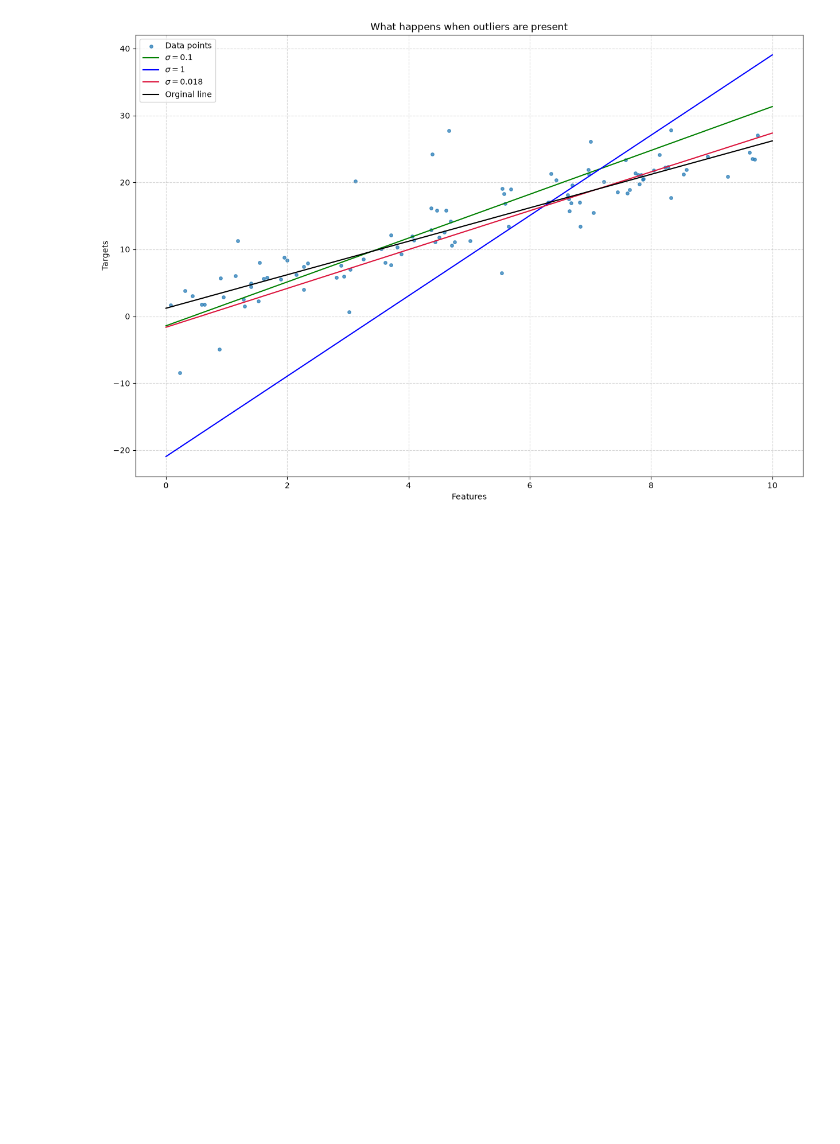
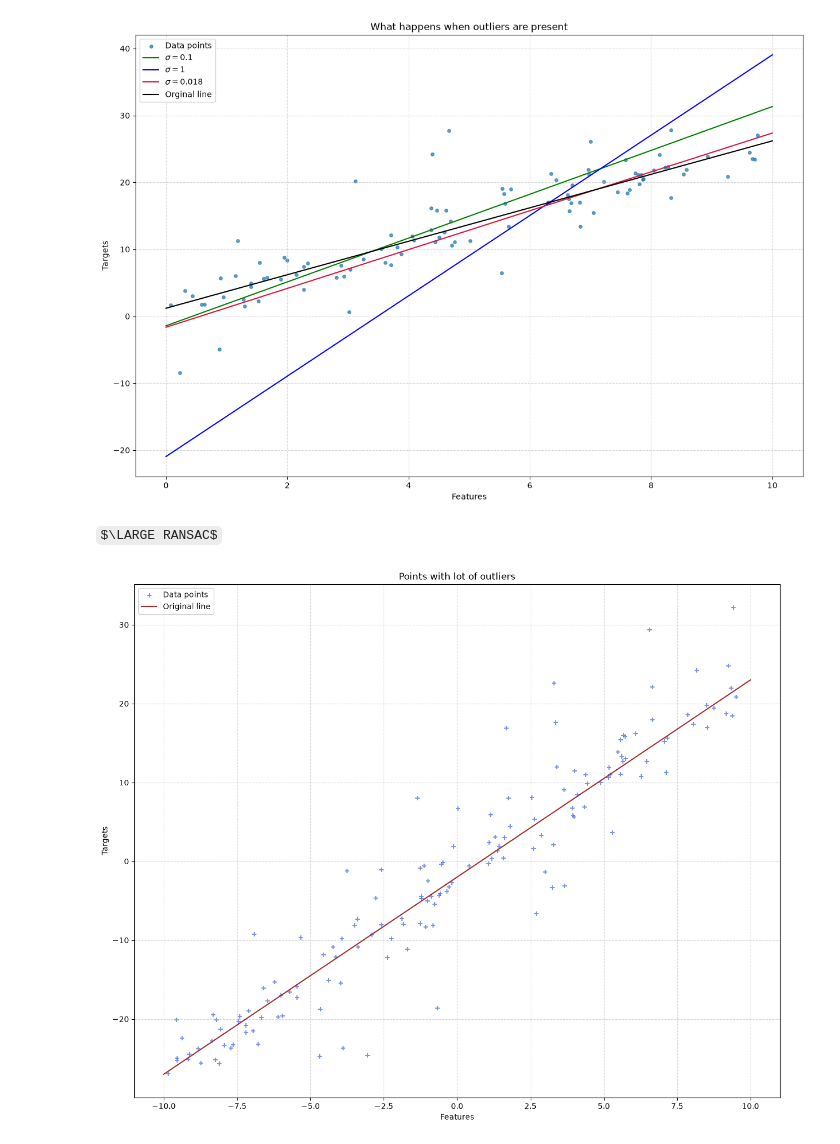
Before and after one commit to codingNR29/Image-processing, a Jupyter notebook: 05 Fitting.ipynb, the cells around one changed output. Drawn from its saved outputs; the diff is of its cells as text; code cells hidden in the pictures; some formulas as TeX source; blank space fills up the shorter version.

Commit message:
RANSAC fitting

```diff
--- a/05 Fitting.ipynb
+++ b/05 Fitting.ipynb
@@ -283,3 +283,27 @@ plt.legend(loc='upper left')
 plt.show()
 # %% [output]
 [figure]
+# %% [markdown]
+$\LARGE RANSAC$
+# %%
+#Using a data set with a large number of outliers
+rng = np.random.default_rng(42)
+X = rng.uniform(-10, 10, size=(150, 1))
+y = -2 + 2.5 * X[:, 0] + rng.normal(0, 2, size=150)
+#Adding outliers
+outlier_idx = rng.choice(len(y), size=40, replace=False)
+y[outlier_idx] += rng.uniform(-15, 15, size=40)
+
+X_plot = np.linspace(-10, 10, 100)
+
+plt.figure(figsize=(15, 12))
+plt.scatter(X, y, color='royalblue', marker='+', label = 'Data points', alpha = 0.7, s = 40)
+plt.plot(X_plot, -2 + 2.5*X_plot, color = 'brown', label='Original line')
+plt.grid(True, linestyle='--', alpha=0.5)
+plt.legend()
+plt.xlabel('Features')
+plt.ylabel('Targets')
+plt.title('Points with lot of outliers')
+plt.show()
+# %% [output]
+[figure, added]
```
Also changed, not shown: parts of 1 cell of this notebook.
